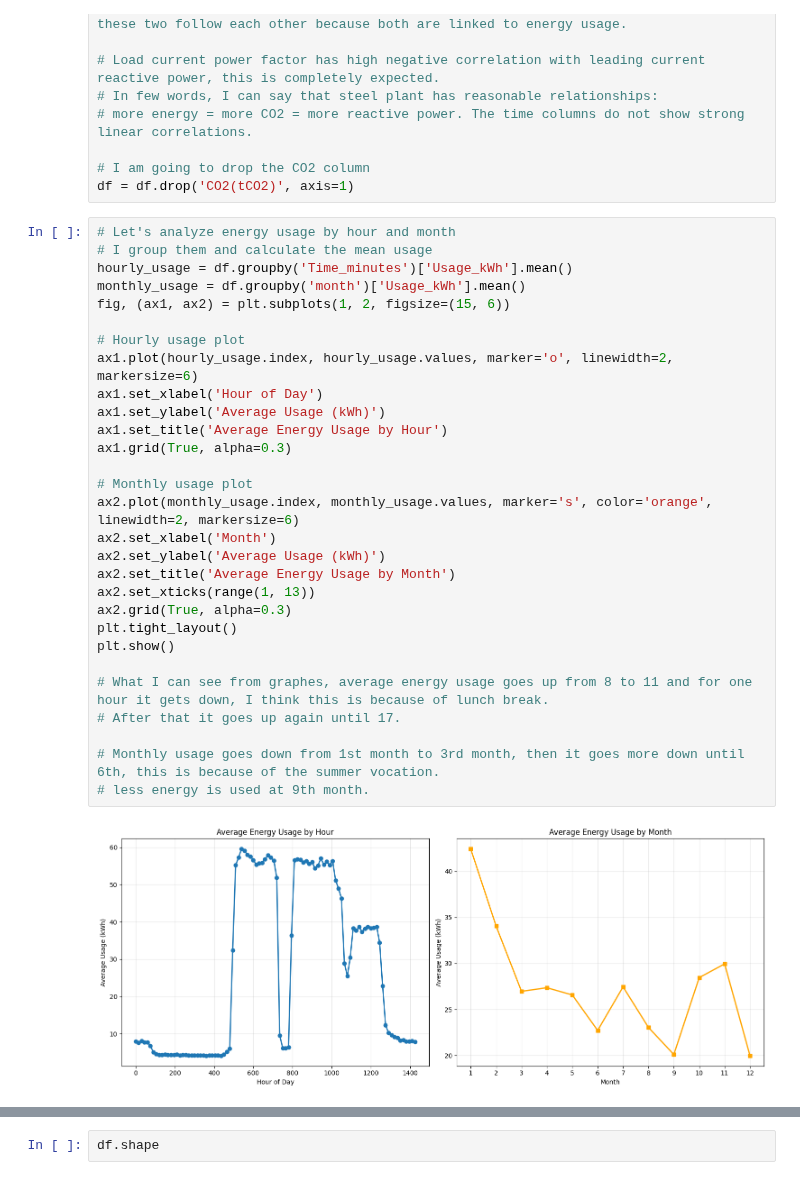
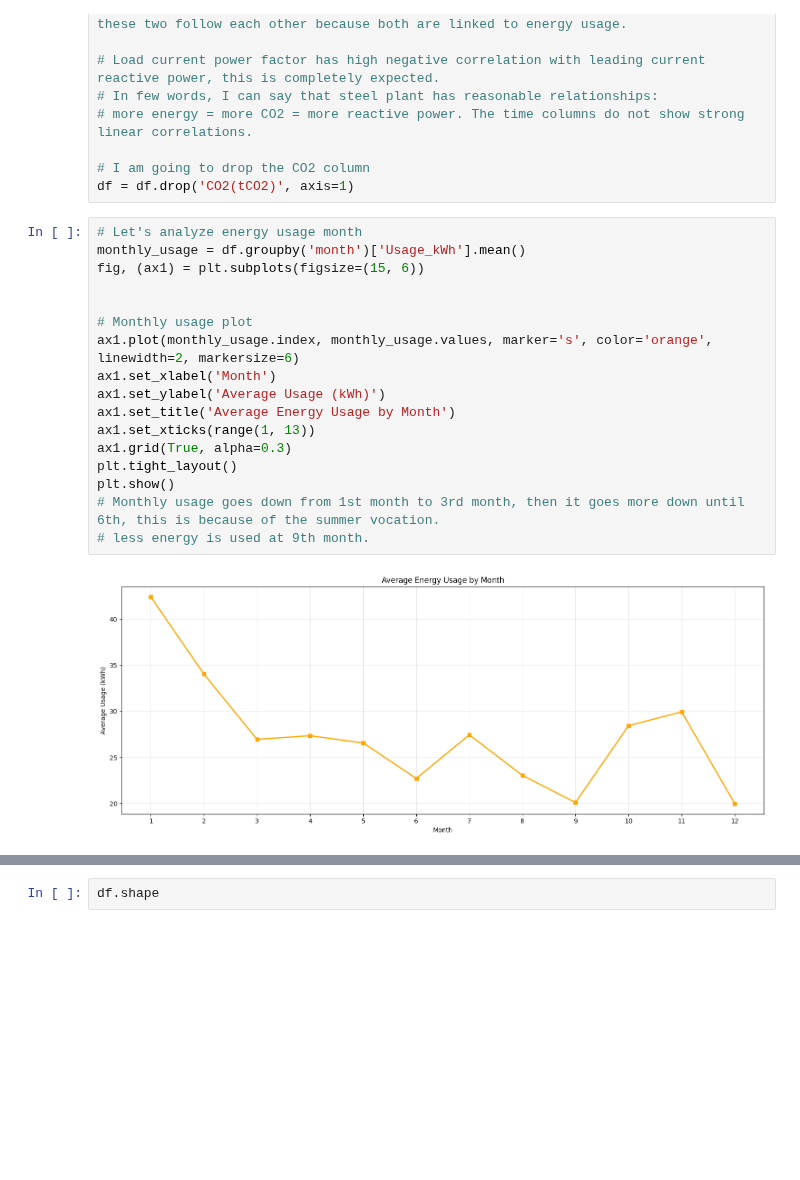
Before and after one commit to Mortti11/Deep_Learning, a Jupyter notebook: Regression/Explor_Prepros.ipynb, the cells around one changed output, grey strips where cells are left out. Saved outputs shown, nothing was run; the diff lists cells and outputs as text; blank space fills up the shorter version.

```diff
--- a/Regression/Explor_Prepros.ipynb
+++ b/Regression/Explor_Prepros.ipynb
@@ -215,35 +196,23 @@ plt.show()
 # I am going to drop the CO2 column
 df = df.drop('CO2(tCO2)', axis=1)
 # %%
-# Let's analyze energy usage by hour and month
-# I group them and calculate the mean usage
-hourly_usage = df.groupby('Time_minutes')['Usage_kWh'].mean()
+# Let's analyze energy usage month
 monthly_usage = df.groupby('month')['Usage_kWh'].mean()
-fig, (ax1, ax2) = plt.subplots(1, 2, figsize=(15, 6))
+fig, (ax1) = plt.subplots(figsize=(15, 6))
 
-# Hourly usage plot
-ax1.plot(hourly_usage.index, hourly_usage.values, marker='o', linewidth=2, markersize=6)
-ax1.set_xlabel('Hour of Day')
-ax1.set_ylabel('Average Usage (kWh)')
-ax1.set_title('Average Energy Usage by Hour')
-ax1.grid(True, alpha=0.3)
 
 # Monthly usage plot
-ax2.plot(monthly_usage.index, monthly_usage.values, marker='s', color='orange', linewidth=2, markersize=6)
-ax2.set_xlabel('Month')
-ax2.set_ylabel('Average Usage (kWh)')
-ax2.set_title('Average Energy Usage by Month')
-ax2.set_xticks(range(1, 13))
-ax2.grid(True, alpha=0.3)
+ax1.plot(monthly_usage.index, monthly_usage.values, marker='s', color='orange', linewidth=2, markersize=6)
+ax1.set_xlabel('Month')
+ax1.set_ylabel('Average Usage (kWh)')
+ax1.set_title('Average Energy Usage by Month')
+ax1.set_xticks(range(1, 13))
+ax1.grid(True, alpha=0.3)
 plt.tight_layout()
 plt.show()
-
-# What I can see from graphes, average energy usage goes up from 8 to 11 and for one hour it gets down, I think this is because of lunch break.
-# After that it goes up again until 17.
-
 # Monthly usage goes down from 1st month to 3rd month, then it goes more down until 6th, this is because of the summer vocation.
 # less energy is used at 9th month.
 # %% [output]
-[figure, old version]
+[figure, new version]
 # %%
 # Handling outliers
```
Also changed, not shown: parts of 4 cells of this notebook, 12 other files.
